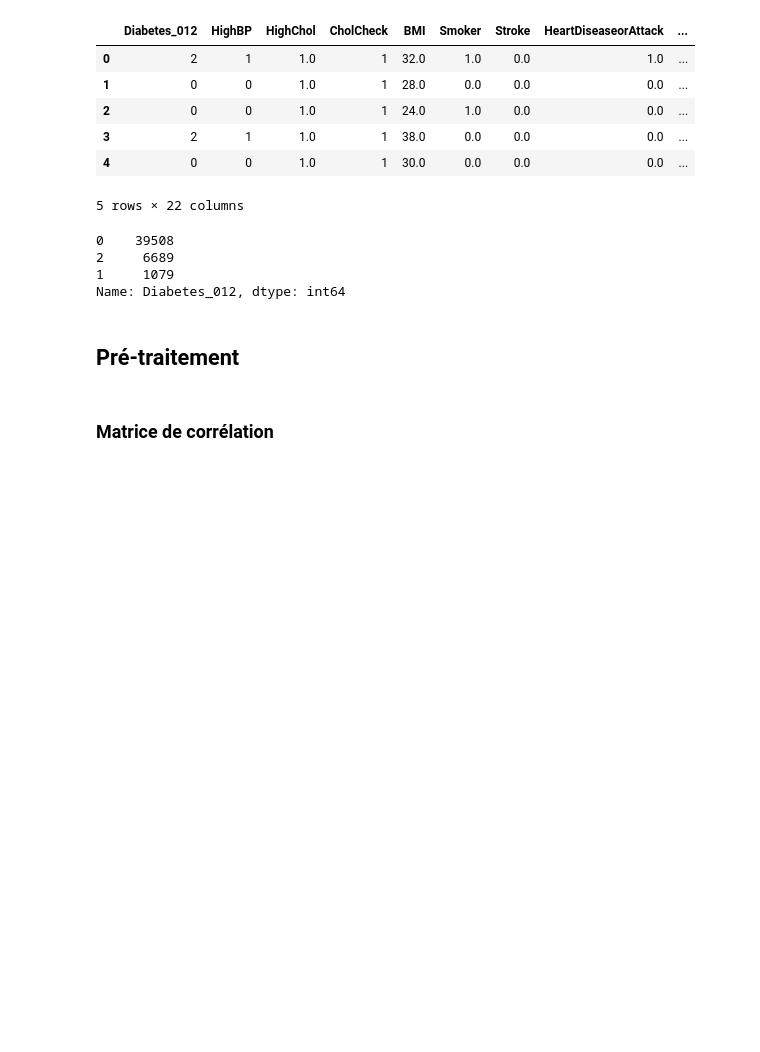
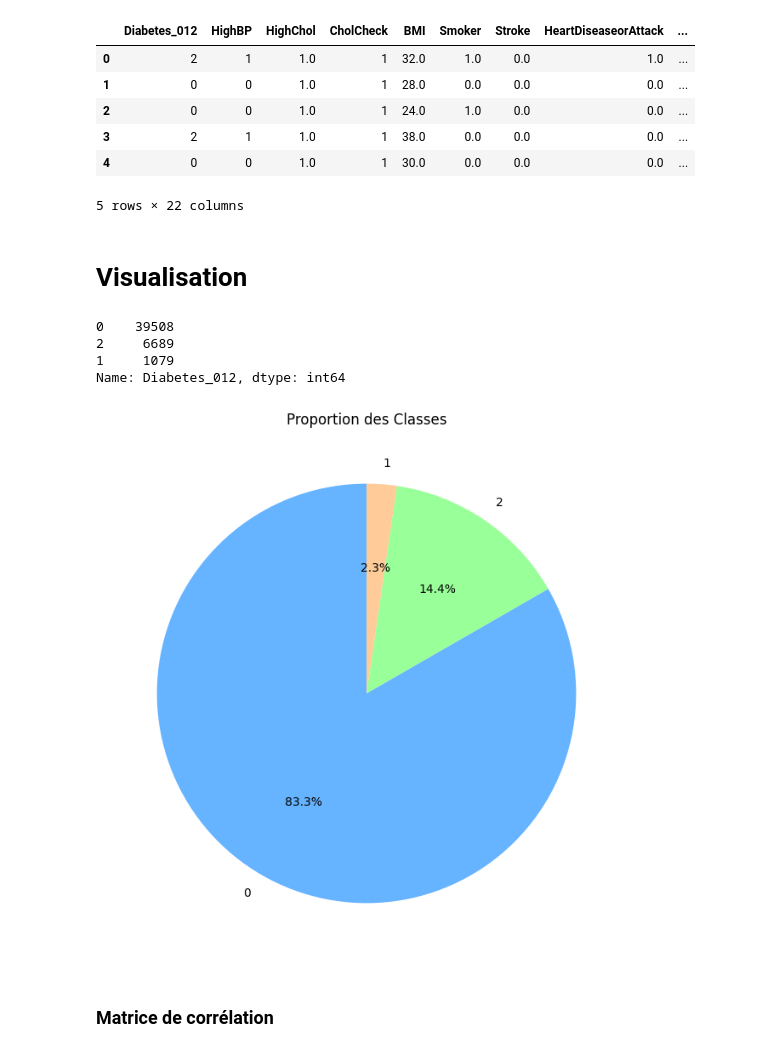
Before and after one commit to LeilaHbb16/Project-AMSD1, a Jupyter notebook: Random_forrest.ipynb, the cells around one changed output. Cells and saved outputs as stored; diff of their text form; code cells hidden in the pictures; blank space fills up the shorter version.

```diff
--- a/Random_forrest.ipynb
+++ b/Random_forrest.ipynb
@@ -69,6 +69,8 @@ data.head()
 | 3 | 2 | 1 | 1.0 | 1 | 38.0 | 0.0 | 0.0 | 0.0 | ... |
 | 4 | 0 | 0 | 1.0 | 1 | 30.0 | 0.0 | 0.0 | 0.0 | ... |
 5 rows × 22 columns
+# %% [markdown]
+# Visualisation
 # %%
 Diabetes=data['Diabetes_012']
 Diabetes.value_counts()
@@ -77,8 +79,16 @@ Diabetes.value_counts()
 2     6689
 1     1079
 Name: Diabetes_012, dtype: int64
-# %% [markdown]
-## Pré-traitement
+# %%
+diabetes_target = data["Diabetes_012"]
+counts = diabetes_target.value_counts()
+
+plt.figure(figsize=(8, 8))
+plt.pie(counts, labels=counts.index, autopct='%1.1f%%', startangle=90, colors=['#66b3ff', '#99ff99', '#ffcc99'])
+plt.title('Proportion des Classes')
+plt.show()
+# %% [output]
+[figure, added]
 # %% [markdown]
 ### Matrice de corrélation
 # %%
```
Also changed, not shown: parts of 8 cells of this notebook.
